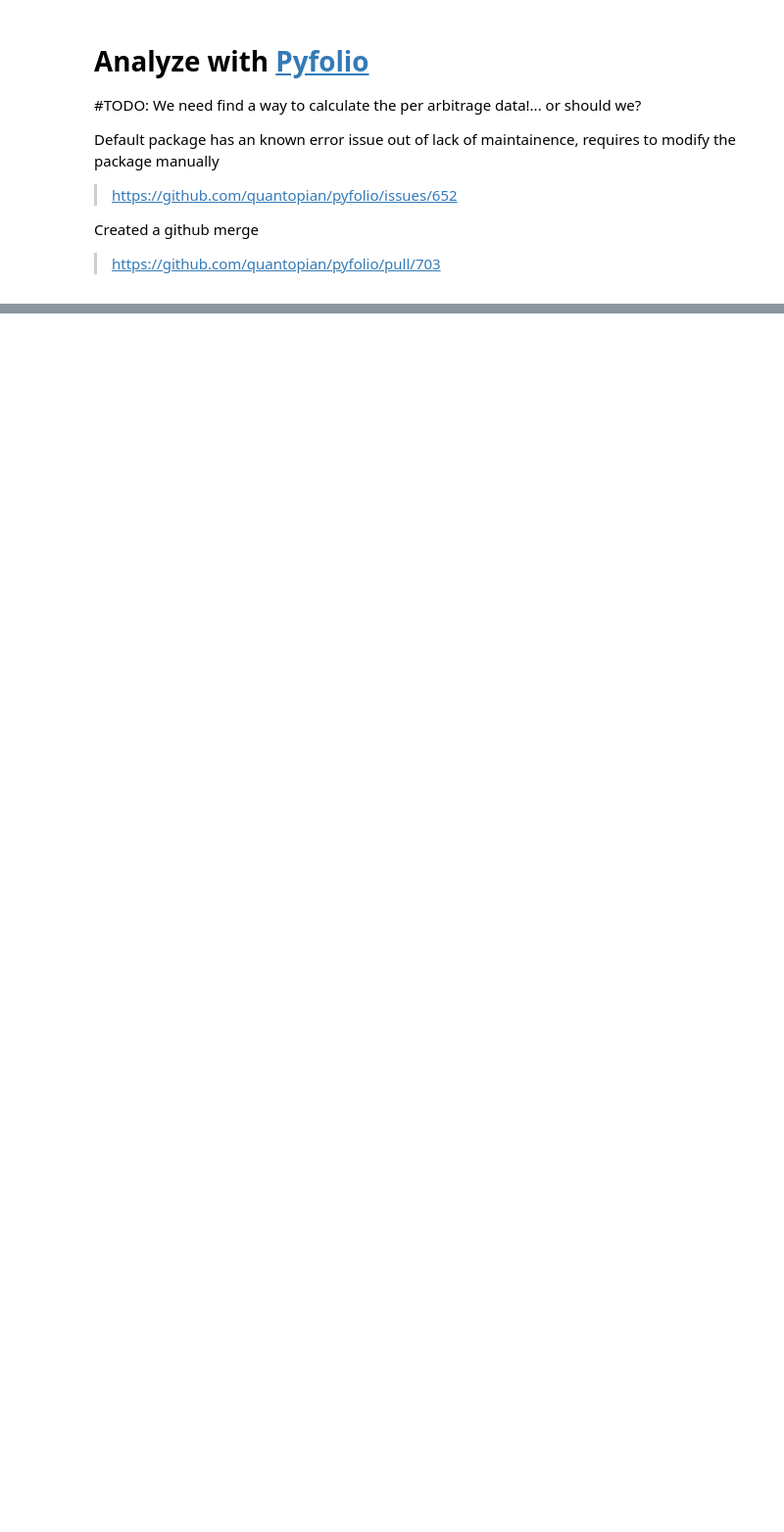
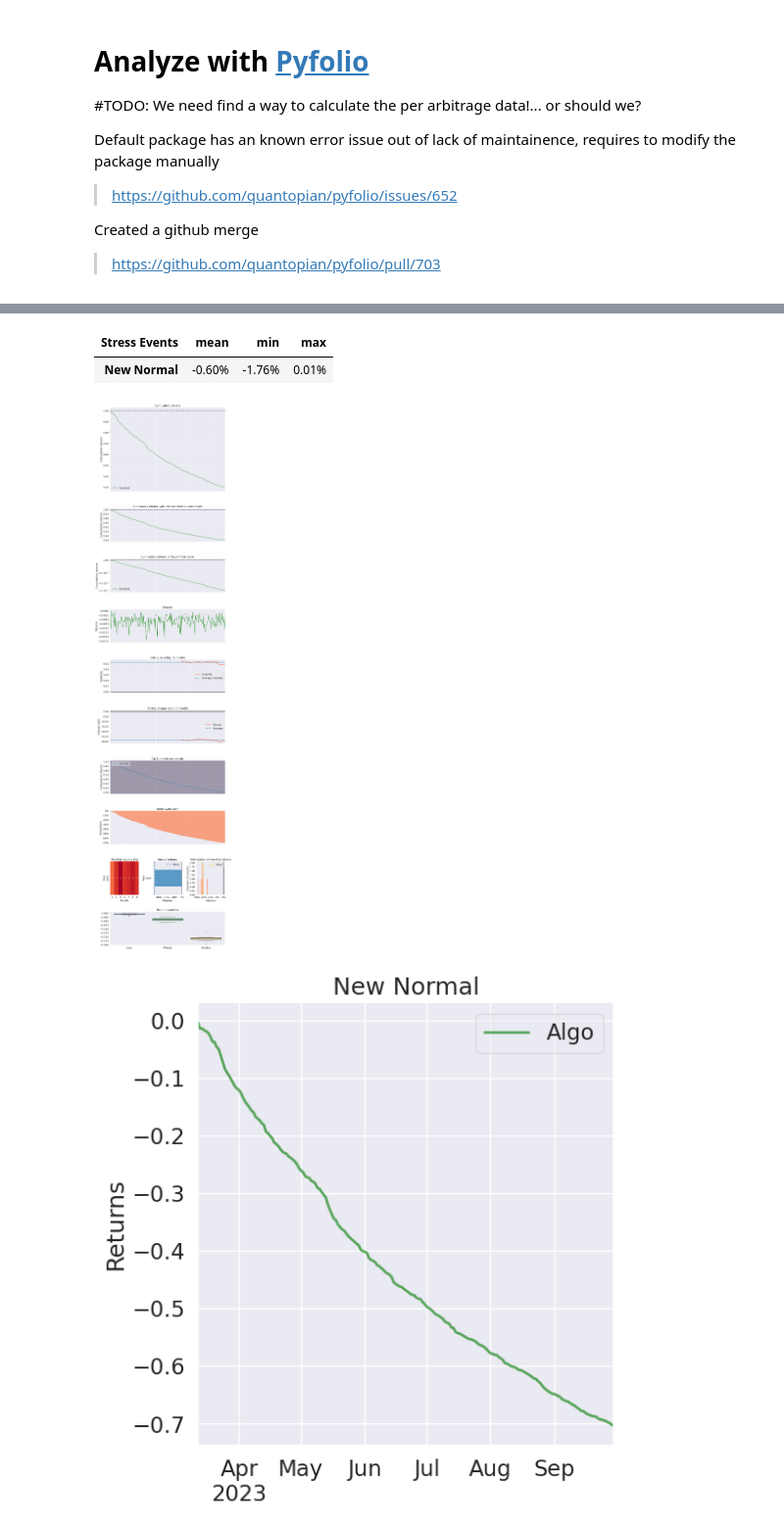
Before and after one commit to Hongshen-Yang/pair-trading-envs, a Jupyter notebook: trade_gridsearch.ipynb, the cells around one changed output, grey strips where cells are left out. Shown at 98% size. Cells and saved outputs as stored; diff of their text form; code cells hidden in the pictures; blank space fills up the shorter version.

```diff
--- a/trade_gridsearch.ipynb
+++ b/trade_gridsearch.ipynb
@@ -366,5 +392,7 @@ pyfolio.tears.create_full_tear_sheet(returns=pd.Series(grid_pyfolio))
 # %%
 res_tradeanalyzer = test_res[0].analyzers.tradeanalyzer.get_analysis()
-print(json.dumps(res_tradeanalyzer, indent = 2))
+res_analyse(res_tradeanalyzer)
 
+test_pyfolio = pyfolio_process(test_res)
 pyfolio.tears.create_full_tear_sheet(returns=pd.Series(test_pyfolio))
+# %% [output]
@@ -370,0 +431,4 @@ pyfolio.tears.create_full_tear_sheet(returns=pd.Series(test_pyfolio))
+| Stress Events | mean | min | max |
+| New Normal | -0.60% | -1.76% | 0.01% |
+[figure, added]
+[figure, added]
```
Also changed, not shown: parts of 15 cells of this notebook, 14 other files.
